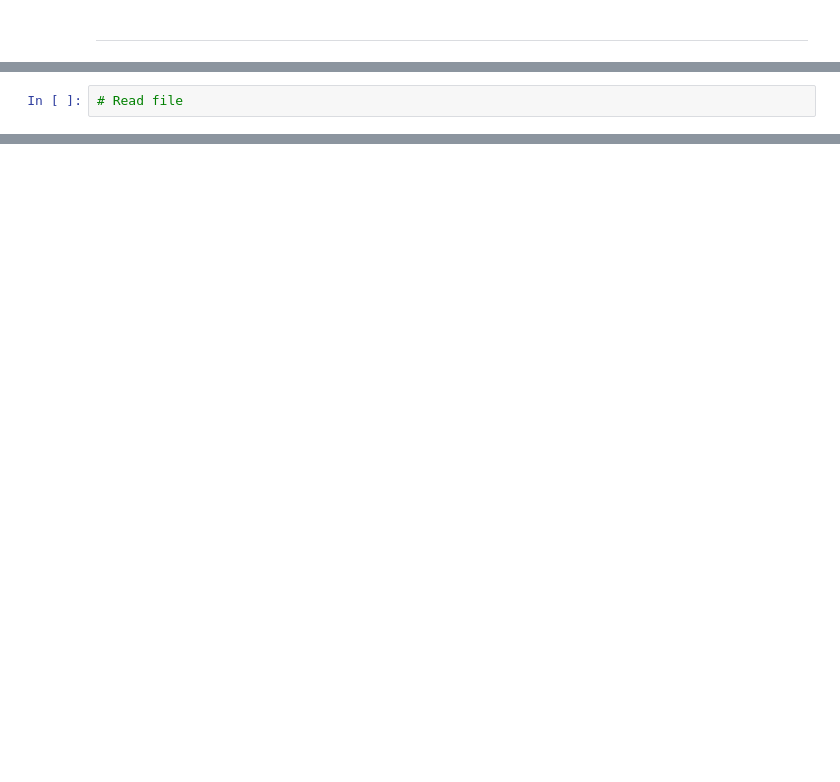
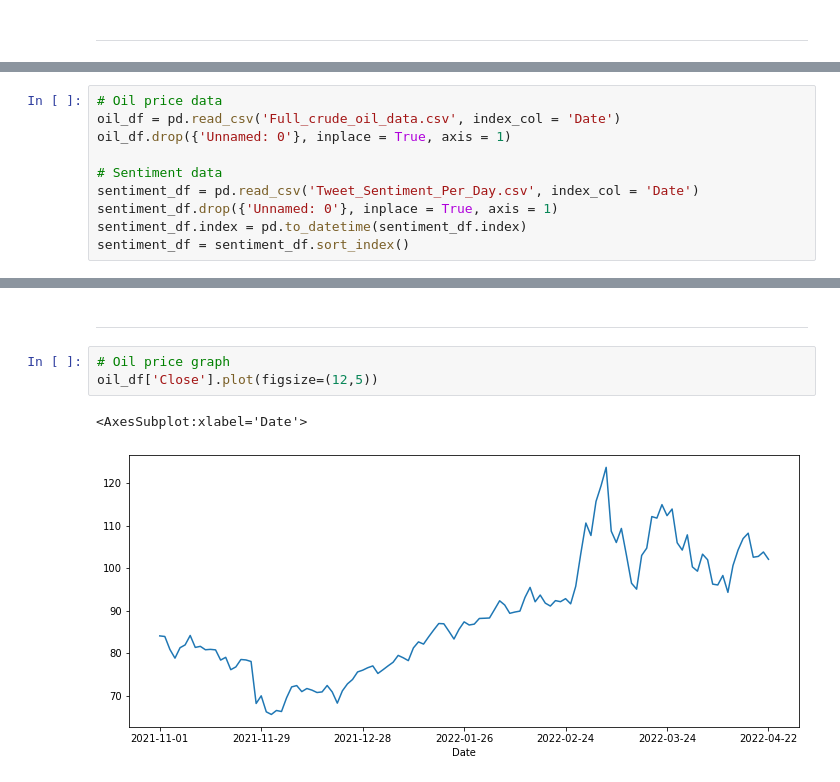
Before and after one commit to bhuwan1998/Sentiment_Analysis, a Jupyter notebook: hybrid_model.ipynb, the cells around one changed output, grey strips where cells are left out. Cells and saved outputs as stored; diff of their text form; blank space fills up the shorter version.

```diff
--- a/hybrid_model.ipynb
+++ b/hybrid_model.ipynb
@@ -11,2 +15,10 @@ import numpy as np
 # %%
-# Read file
+# Oil price data
+oil_df = pd.read_csv('Full_crude_oil_data.csv', index_col = 'Date')
+oil_df.drop({'Unnamed: 0'}, inplace = True, axis = 1)
+
+# Sentiment data
+sentiment_df = pd.read_csv('Tweet_Sentiment_Per_Day.csv', index_col = 'Date')
+sentiment_df.drop({'Unnamed: 0'}, inplace = True, axis = 1)
+sentiment_df.index = pd.to_datetime(sentiment_df.index)
+sentiment_df = sentiment_df.sort_index()
@@ -26,0 +25,8 @@ import numpy as np
+# %% [markdown]
+***
+# %%
+# Oil price graph
+oil_df['Close'].plot(figsize=(12,5))
+# %% [output]
+<AxesSubplot:xlabel='Date'>
+[figure, added]
```
Also changed, not shown: parts of 11 cells of this notebook, 1 other file.
